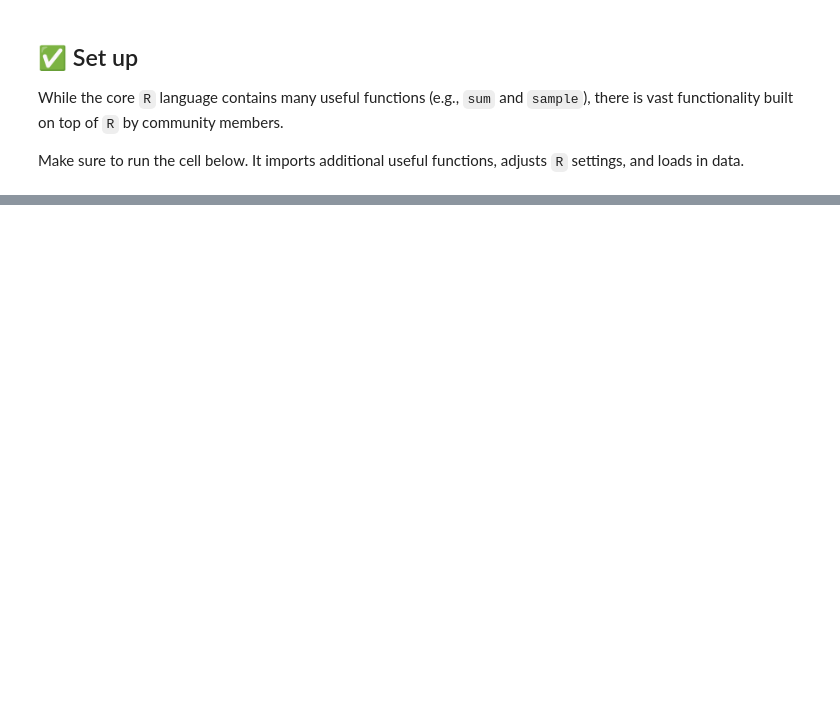
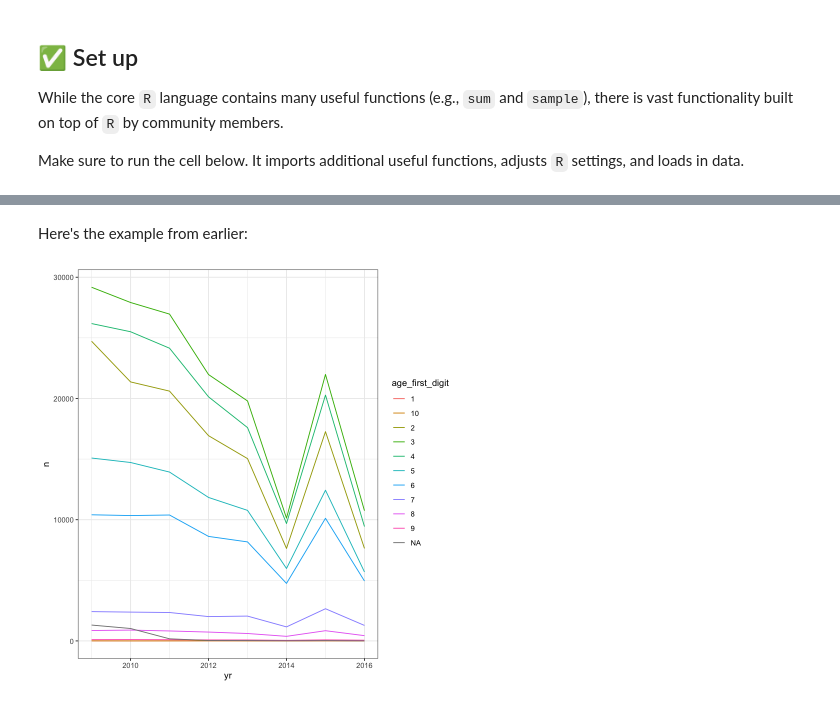
Before and after one commit to joshuagrossman/dsb-win-2023, a Jupyter notebook: opp-munging-plotting/opp-2-answers.ipynb, the cells around one changed output, grey strips where cells are left out. Cells and saved outputs as stored; diff of their text form; code cells hidden in the pictures; blank space fills up the shorter version.

```diff
--- a/opp-munging-plotting/opp-2-answers.ipynb
+++ b/opp-munging-plotting/opp-2-answers.ipynb
@@ -1001,0 +237,9 @@ Instead of just passing one person to `predict()`, we can pass in lots of differ
+# %% [markdown]
+Here's the example from earlier:
+# %%
+# Change 1: New data. `n_stops_by_age_by_year` was the super long table.
+# Change 2: We added `color = age_first_digit`.
+ggplot(n_stops_by_age_by_year, aes(x=yr, y=n, color=age_first_digit)) +
+    geom_line()
+# %% [output]
+[figure, added]
```
Also changed, not shown: parts of 110 cells of this notebook, 6 other files.
